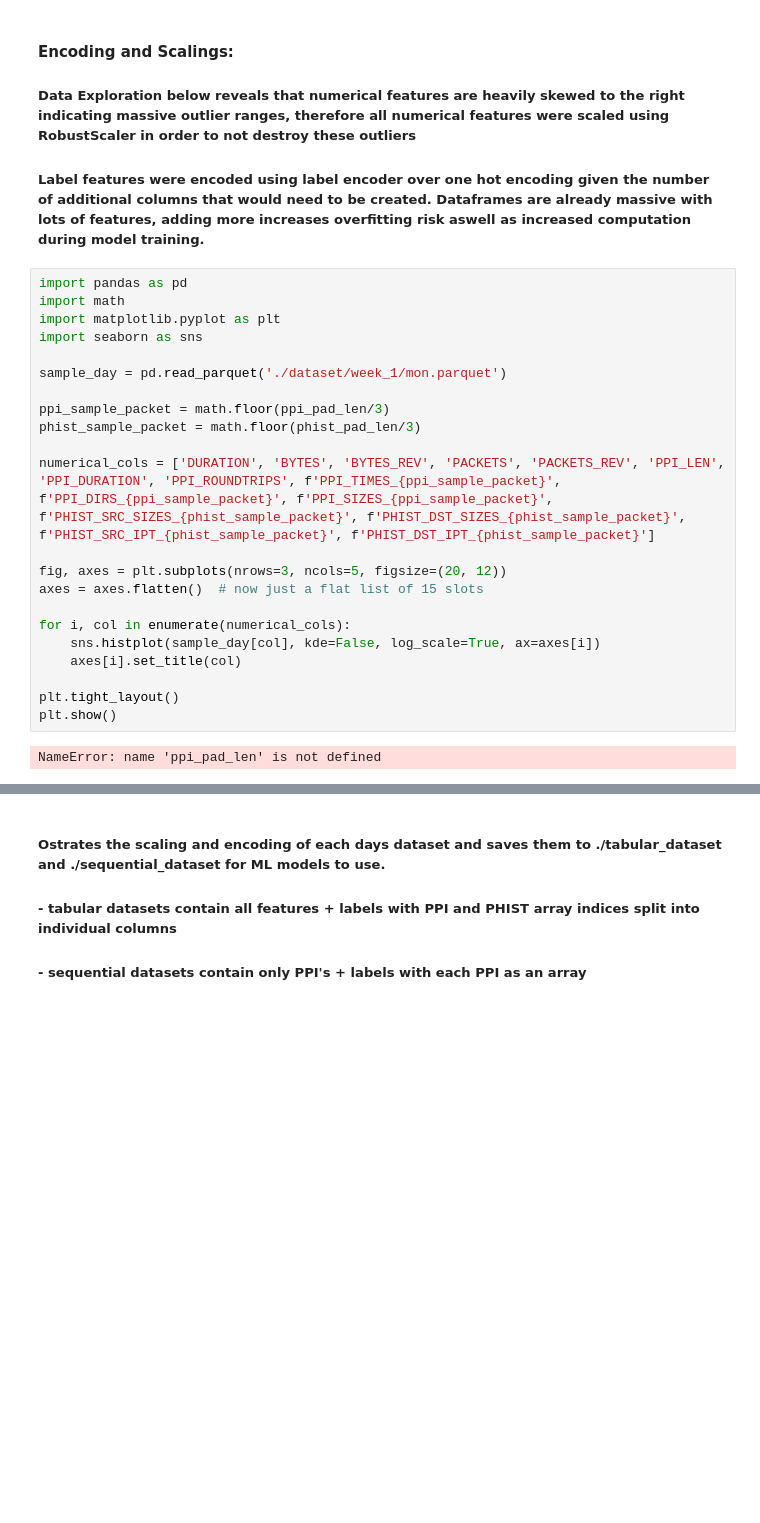
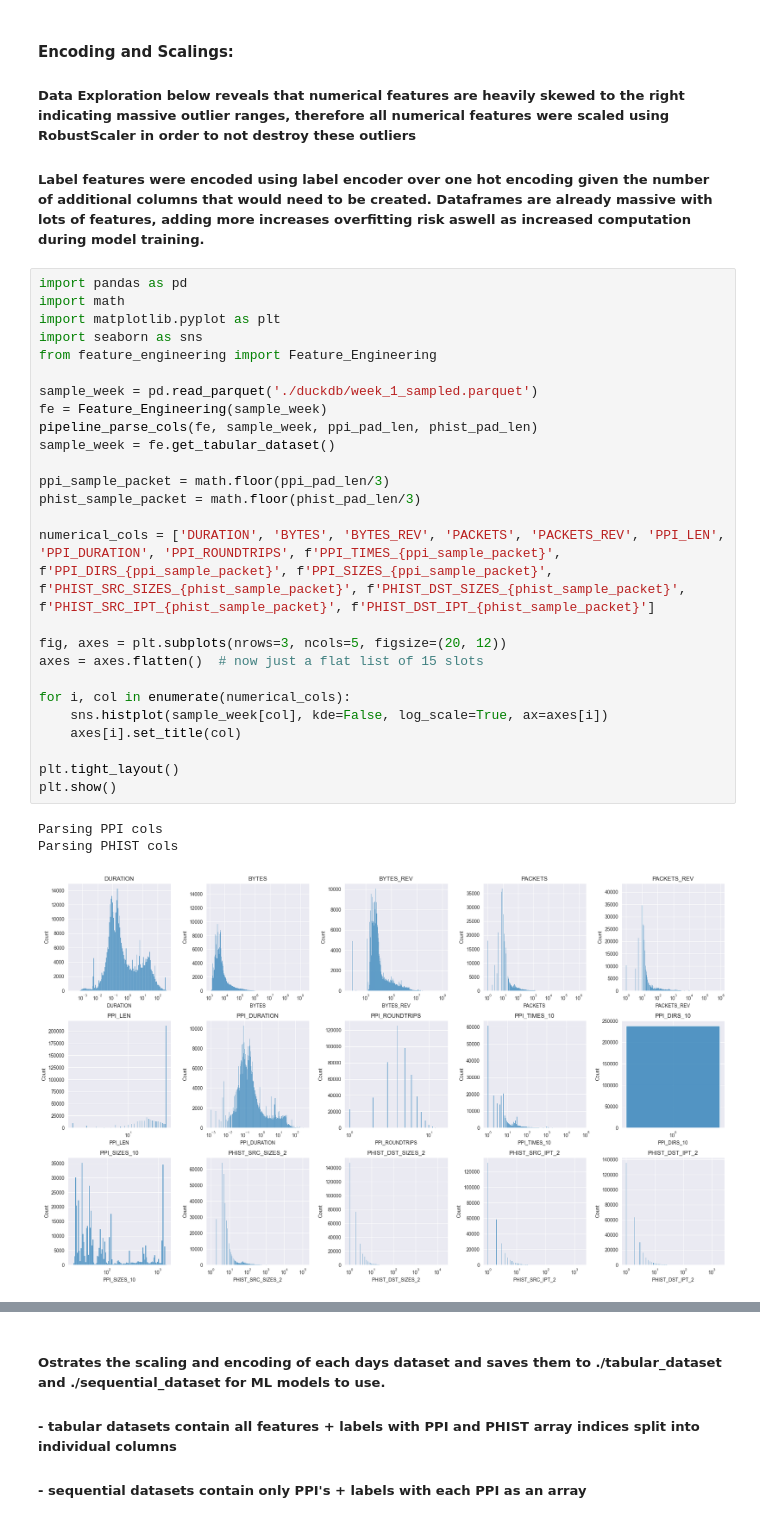
Before and after one commit to ShaneBrodigan/QUIC_Network_Traffic_Identification, a Jupyter notebook: Analysis.ipynb, the cells around one changed output, grey strips where cells are left out. Cells and saved outputs as stored; diff of their text form; blank space fills up the shorter version.

Commit message:
Redesigned Data Acquisition and feature engineering pipeline

```diff
--- a/Analysis.ipynb
+++ b/Analysis.ipynb
@@ -201,24 +306,30 @@ def pipeline_parse_cols(fe: Feature_Engineering, df: pd.DataFrame, ppi_pad_len:
 # %%
 import pandas as pd
 import math
 import matplotlib.pyplot as plt
 import seaborn as sns
+from feature_engineering import Feature_Engineering
 
-sample_day = pd.read_parquet('./dataset/week_1/mon.parquet')
+sample_week = pd.read_parquet('./duckdb/week_1_sampled.parquet')
+fe = Feature_Engineering(sample_week)
+pipeline_parse_cols(fe, sample_week, ppi_pad_len, phist_pad_len)
+sample_week = fe.get_tabular_dataset()
 
 ppi_sample_packet = math.floor(ppi_pad_len/3)
 phist_sample_packet = math.floor(phist_pad_len/3)
 
 numerical_cols = ['DURATION', 'BYTES', 'BYTES_REV', 'PACKETS', 'PACKETS_REV', 'PPI_LEN', 'PPI_DURATION', 'PPI_ROUNDTRIPS', f'PPI_TIMES_{ppi_sample_packet}', f'PPI_DIRS_{ppi_sample_packet}', f'PPI_SIZES_{ppi_sample_packet}', f'PHIST_SRC_SIZES_{phist_sample_packet}', f'PHIST_DST_SIZES_{phist_sample_packet}', f'PHIST_SRC_IPT_{phist_sample_packet}', f'PHIST_DST_IPT_{phist_sample_packet}']
 
 fig, axes = plt.subplots(nrows=3, ncols=5, figsize=(20, 12))
 axes = axes.flatten()  # now just a flat list of 15 slots
 
 for i, col in enumerate(numerical_cols):
-    sns.histplot(sample_day[col], kde=False, log_scale=True, ax=axes[i])
+    sns.histplot(sample_week[col], kde=False, log_scale=True, ax=axes[i])
     axes[i].set_title(col)
 
 plt.tight_layout()
 plt.show()
 # %% [output]
-NameError: name 'ppi_pad_len' is not defined
+Parsing PPI cols
+Parsing PHIST cols
+[figure, added]
```
Also changed, not shown: parts of 14 cells of this notebook, 2 other files.
